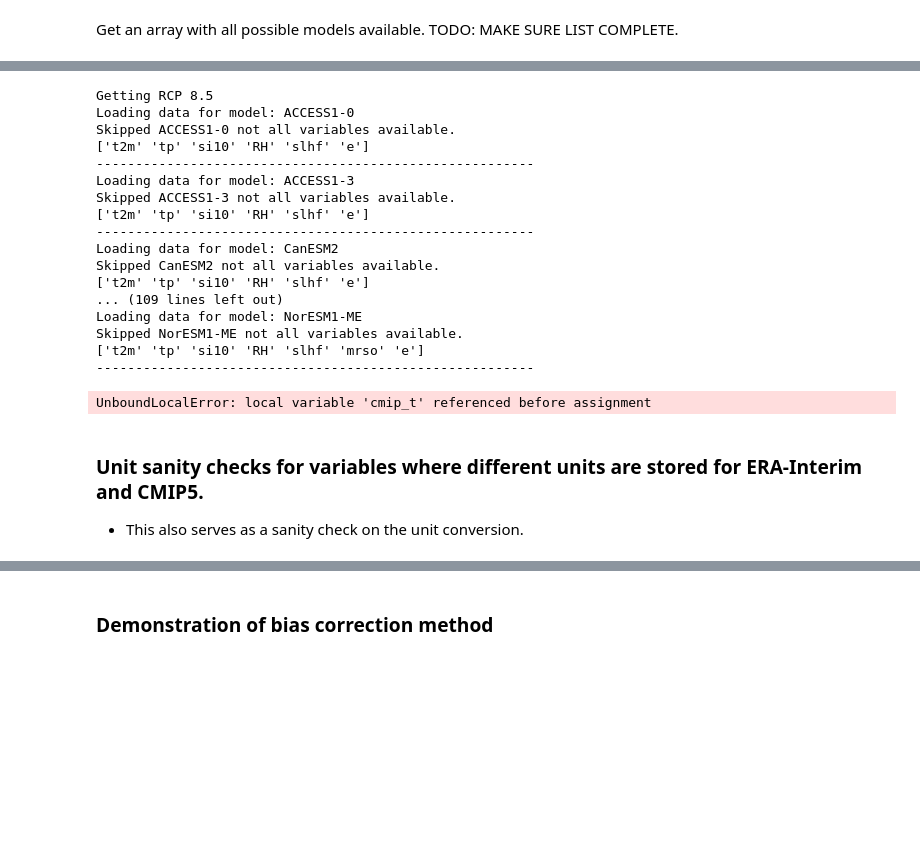
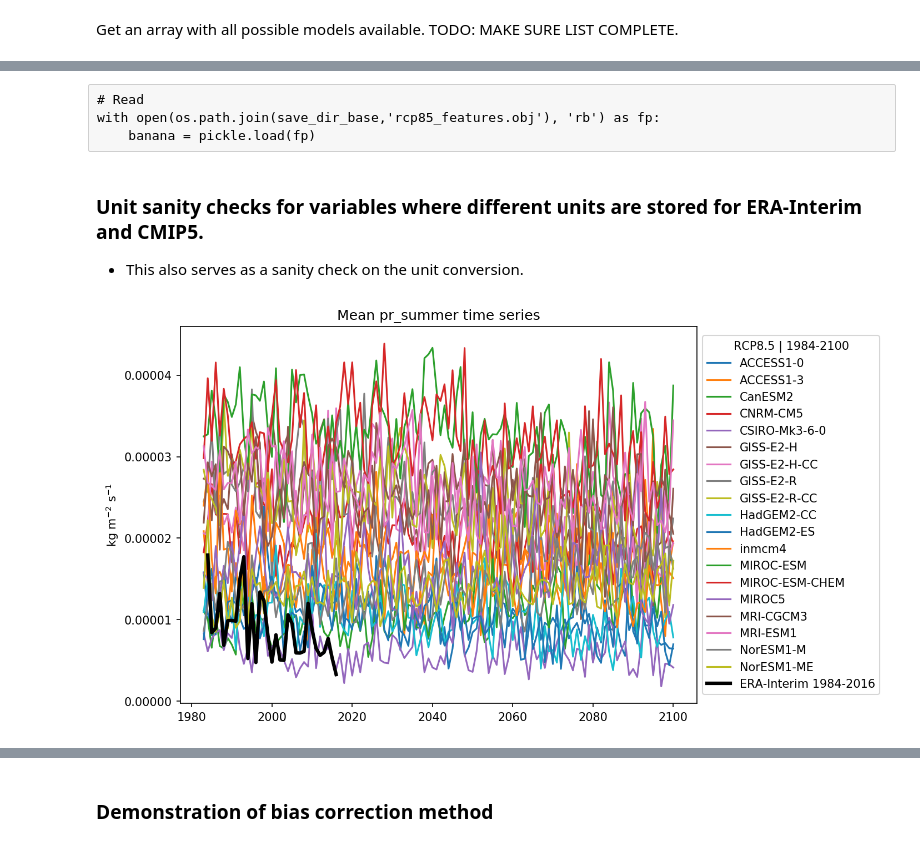
Before and after one commit to stevenjoelbrey/metSpread, a Jupyter notebook: Python/train_burn_area_classifier.ipynb, the cells around one changed output, grey strips where cells are left out. Drawn from its saved outputs; the diff is of its cells as text; code cells hidden in the pictures; blank space fills up the shorter version.

Commit message:
Getting only the required cmip5 data is now a function that works across all divisions and keeps track of what models are used.

```diff
--- a/Python/train_burn_area_classifier.ipynb
+++ b/Python/train_burn_area_classifier.ipynb
@@ -993,3 +980,6 @@ cmip_models = []
 for m in md.model_name.keys() :
     cmip_models.append(m)
 cmip_models = np.array(cmip_models)
+
+# Make a list of all the base features names
+all_vars = atmos_vars + plant_vars
@@ -1093,0 +1143,3 @@ Names of needed features before seasonal average
+# %%
+# TODO: If statement that decides if this is available or should be created again.
+cmip_85_dict, division_data_availability, missing_cmip_data = get_CMIP5_features(divisions, cmip_models, results_df, "85", all_vars, Z_dict)
@@ -1178,26 +1173,0 @@ def make_cmip5_predictors(rcp, spatial_mask, var_dict) :
-# %%
-# If the Lasso chooses all predictors
-var_dict = era_features.columns
-#cmip_features
-
-print("Getting RCP 8.5")
-futures85, cmip_years = make_cmip5_predictors("85", spatial_mask, var_dict)
-# %% [output]
-Getting RCP 8.5
-Loading data for model: ACCESS1-0
-Skipped ACCESS1-0 not all variables available.
-['t2m' 'tp' 'si10' 'RH' 'slhf' 'e']
---------------------------------------------------------
-Loading data for model: ACCESS1-3
-Skipped ACCESS1-3 not all variables available.
-['t2m' 'tp' 'si10' 'RH' 'slhf' 'e']
---------------------------------------------------------
-Loading data for model: CanESM2
-Skipped CanESM2 not all variables available.
-['t2m' 'tp' 'si10' 'RH' 'slhf' 'e']
-... (109 lines left out)
-Loading data for model: NorESM1-ME
-Skipped NorESM1-ME not all variables available.
-['t2m' 'tp' 'si10' 'RH' 'slhf' 'mrso' 'e']
---------------------------------------------------------
-UnboundLocalError: local variable 'cmip_t' referenced before assignment
@@ -1212,20 +1174,29 @@ for m in futures45.keys() :
+# %% [raw]
+# Read
+with open(os.path.join(save_dir_base,'rcp85_features.obj'), 'rb') as fp:
+    banana = pickle.load(fp)
 # %% [markdown]
 ### Unit sanity checks for variables where different units are stored for ERA-Interim and CMIP5.
 - This also serves as a sanity check on the unit conversion.
 # %%
-plt.figure(figsize=(10,6), dpi=150)
+def plot_unit_time_series(futures85, era_features, feature='pr_summer', units = "kg m$^{-2}$ s$^{-1}$") :
 
-ax=plt.subplot(111)
+    plt.figure(figsize=(10,6), dpi=150)
 
-for model in futures85.keys() :
-    plt.hist(futures85[model].loc[:,"pr_summer"].values, density=True, label=model, alpha=0.3)
+    ax=plt.subplot(111)
 
-plt.hist(era_features['pr_summer'].values, density=True, label="ERA-Interim 1984-2016", alpha=0.8)
+    for model in futures85.keys() :
 
-plt.xlabel("kg m$^{-2}$ s$^{-1}$")
-plt.title("Summer Precip Density distributions")
-box = ax.get_position()
-ax.set_position([box.x0, box.y0, box.width * 0.8, box.height])
-ax.legend(loc='center left', bbox_to_anchor=(1, 0.5), title="RCP8.5 | 1984-2100")
+        x = futures85[model].loc[:,feature].copy()
+        if not np.isnan(x.iloc[0]) :
+            x.plot(label=model)
+        del x
+    era_features[feature].plot(label='ERA-Interim 1984-2016', linewidth=3, color="k")
 
-plt.show()
+    plt.ylabel(units)
+    plt.title("Mean " + feature + " time series")
+    box = ax.get_position()
+    ax.set_position([box.x0, box.y0, box.width * 0.8, box.height])
+    ax.legend(loc='center left', bbox_to_anchor=(1, 0.5), title="RCP8.5 | 1984-2100")
+
+    plt.show()
@@ -1265,0 +1203,7 @@ plt.show()
+# %%
+# perform check on a single division, lets say,
+futures85 = cmip_85_dict["Temperate Desert Division"]
+era_features = X_seasonal_dict["Temperate Desert Division"]
+plot_unit_time_series(futures85, era_features, feature='pr_summer', units = "kg m$^{-2}$ s$^{-1}$")
+# %% [output]
+[figure, added]
```
Also changed, not shown: parts of 22 cells of this notebook.
